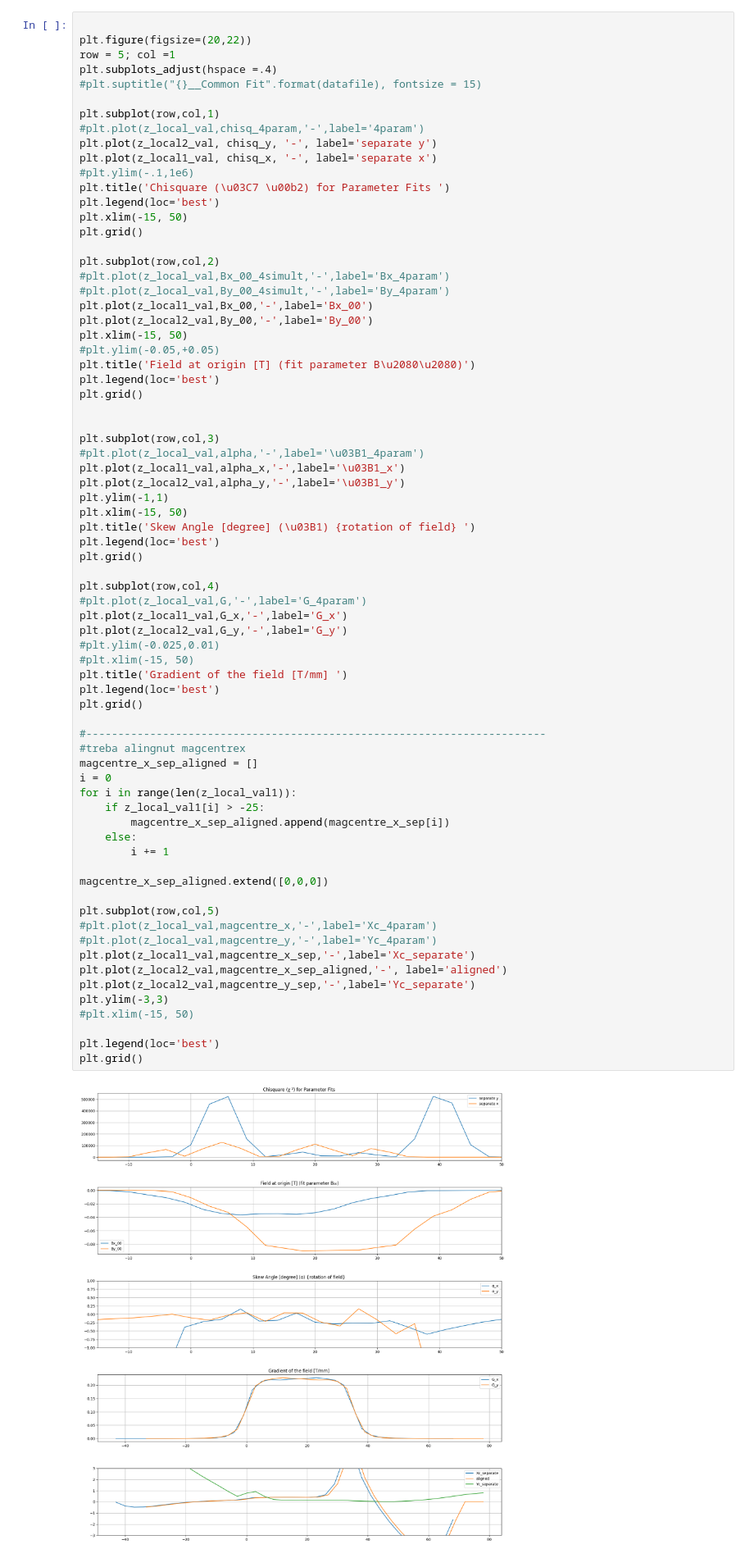
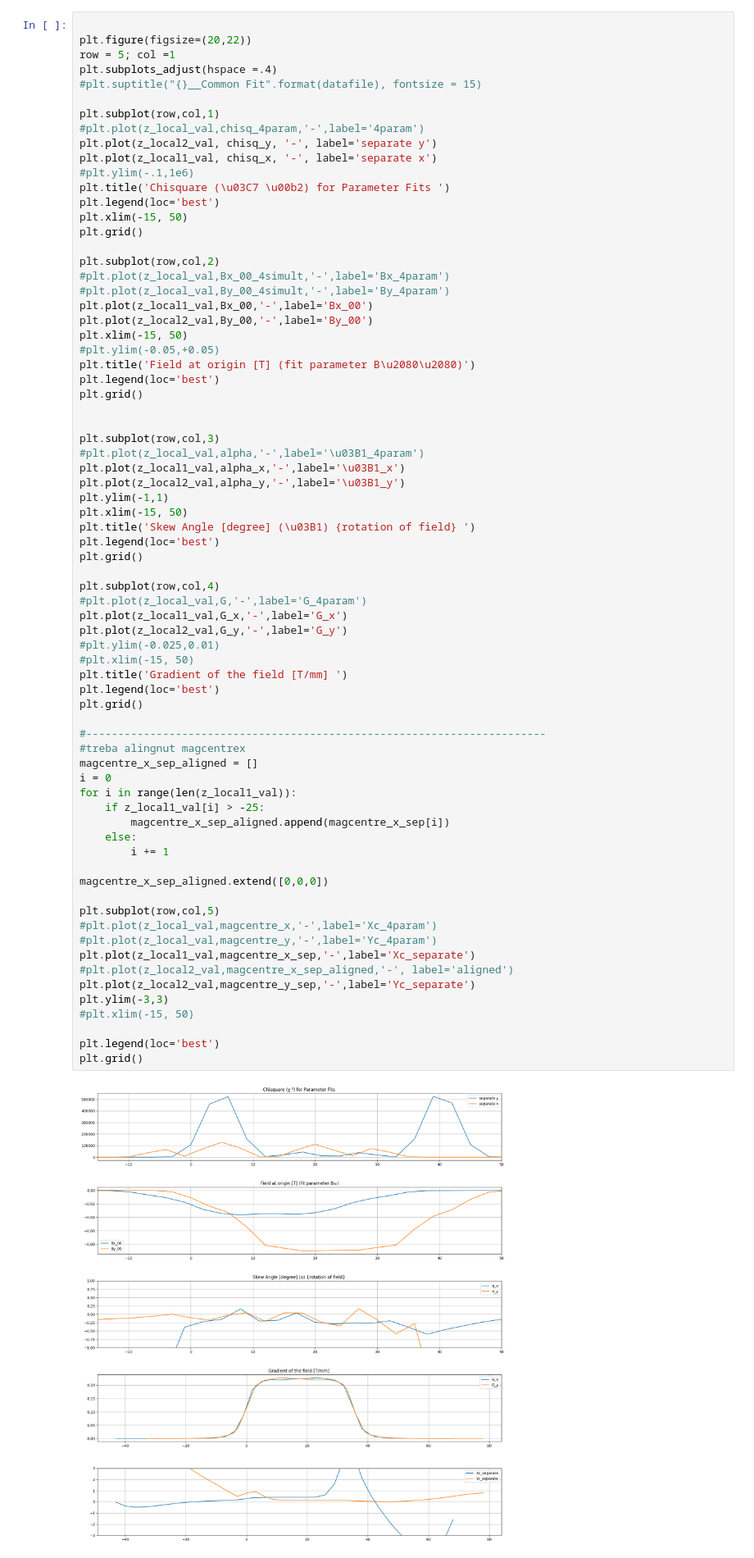
Before and after one commit to mvranovsky/Focusing-And-Deflecting-Devices, a Jupyter notebook: ASTRA/generateFM/generateFieldMap.ipynb, the cells around one changed output. Shown at 82% size. Cells and saved outputs as stored; diff of their text form.

```diff
--- a/ASTRA/generateFM/generateFieldMap.ipynb
+++ b/ASTRA/generateFM/generateFieldMap.ipynb
@@ -793,37 +1001,37 @@ plt.subplot(row,col,4)
 #plt.plot(z_local_val,G,'-',label='G_4param')
 plt.plot(z_local1_val,G_x,'-',label='G_x')
 plt.plot(z_local2_val,G_y,'-',label='G_y')
 #plt.ylim(-0.025,0.01)
 #plt.xlim(-15, 50)
 plt.title('Gradient of the field [T/mm] ')
 plt.legend(loc='best')
 plt.grid()
 
 #------------------------------------------------------------------------
 #treba alingnut magcentrex
 magcentre_x_sep_aligned = []
 i = 0
-for i in range(len(z_local_val1)):
-    if z_local_val1[i] > -25:
+for i in range(len(z_local1_val)):
+    if z_local1_val[i] > -25:
         magcentre_x_sep_aligned.append(magcentre_x_sep[i])
     else:
         i += 1
 
 magcentre_x_sep_aligned.extend([0,0,0])
 
 plt.subplot(row,col,5)
 #plt.plot(z_local_val,magcentre_x,'-',label='Xc_4param')
 #plt.plot(z_local_val,magcentre_y,'-',label='Yc_4param')
 plt.plot(z_local1_val,magcentre_x_sep,'-',label='Xc_separate')
-plt.plot(z_local2_val,magcentre_x_sep_aligned,'-', label='aligned')
+#plt.plot(z_local2_val,magcentre_x_sep_aligned,'-', label='aligned')
 plt.plot(z_local2_val,magcentre_y_sep,'-',label='Yc_separate')
 plt.ylim(-3,3)
 #plt.xlim(-15, 50)
 
 plt.legend(loc='best')
 plt.grid()
 # %% [output]
-[figure, old version]
+[figure, new version]
 # %%
 generatedData = generateBLLR1(z_local2_val, alpha_y, G_y, magcentre_x_sep_aligned, magcentre_y_sep)
 # %% [output]
```
Also changed, not shown: parts of 20 cells of this notebook, 54 other files.
